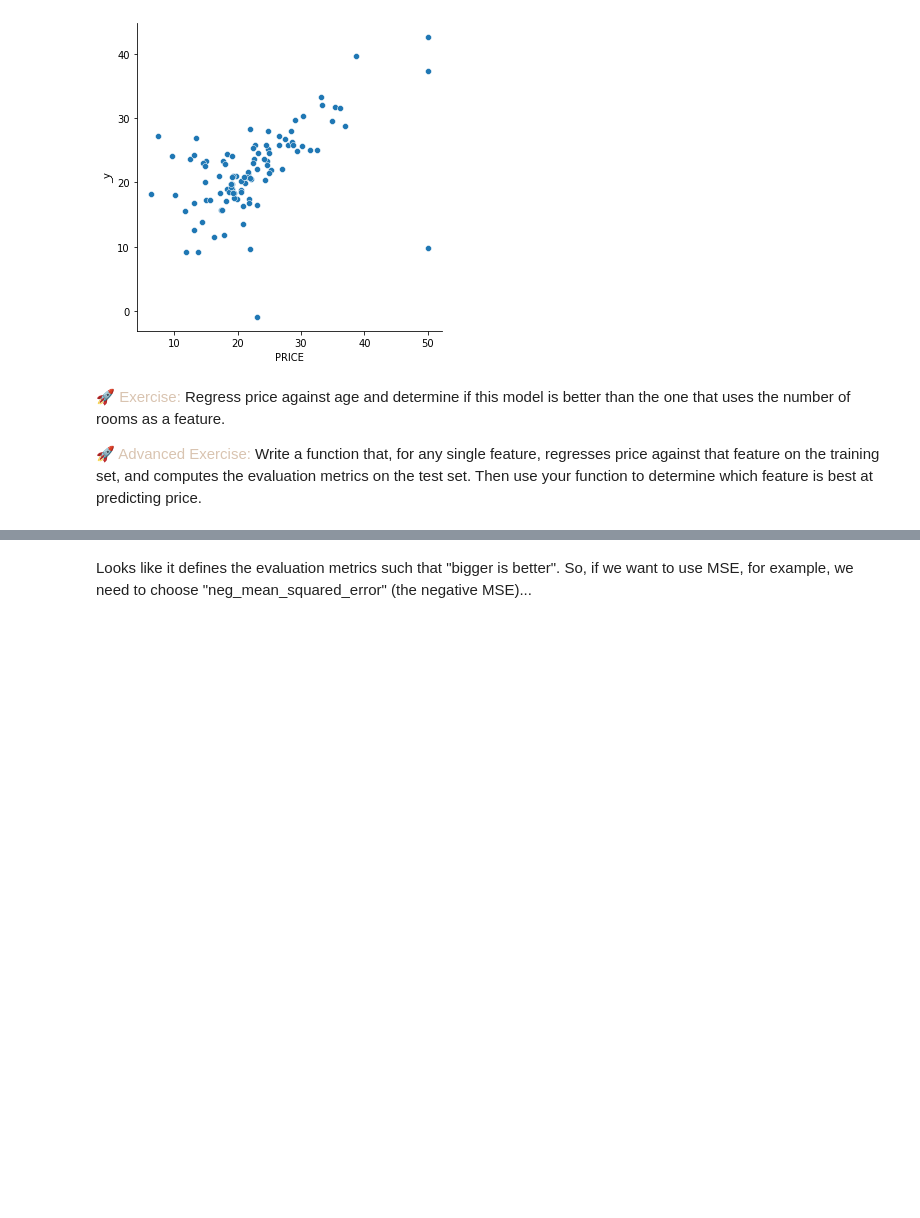
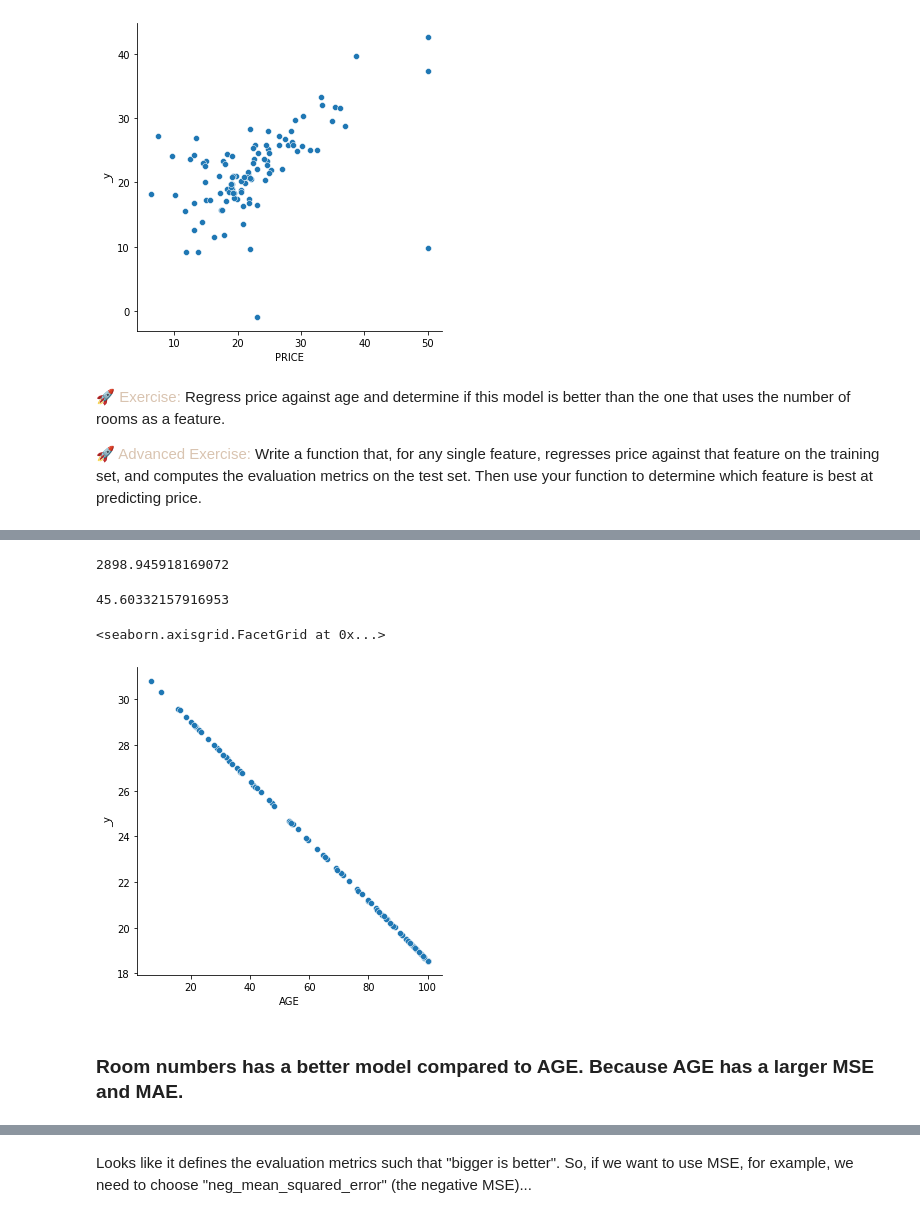
Before and after one commit to joykangangi/DataSciencePlayground, a Jupyter notebook: Linear_Regression.ipynb, the cells around one changed output, grey strips where cells are left out. Saved outputs shown, nothing was run; the diff lists cells and outputs as text; code cells hidden in the pictures; blank space fills up the shorter version.

```diff
--- a/Linear_Regression.ipynb
+++ b/Linear_Regression.ipynb
@@ -282,0 +316,3 @@ sns.relplot(x=test['PRICE'], y=y_hat, kind="scatter")
+# %%
+y_hat_age = model.predict(test[['AGE']])
+y_hat_age
@@ -282,0 +337,15 @@ sns.relplot(x=test['PRICE'], y=y_hat, kind="scatter")
+# %%
+mean_squared_error(y_true = test['AGE'], y_pred = y_hat_age)
+# %% [output]
+2898.945918169072
+# %%
+mean_absolute_error(y_true=test['AGE'], y_pred=y_hat_age)
+# %% [output]
+45.60332157916953
+# %%
+sns.relplot(x =test['AGE'], y=y_hat_age, kind='scatter')
+# %% [output]
+<seaborn.axisgrid.FacetGrid at 0x...>
+[figure, added]
+# %% [markdown]
+### Room numbers has a better model compared to AGE. Because AGE has a larger MSE and MAE.
```
Also changed, not shown: parts of 9 cells of this notebook.
